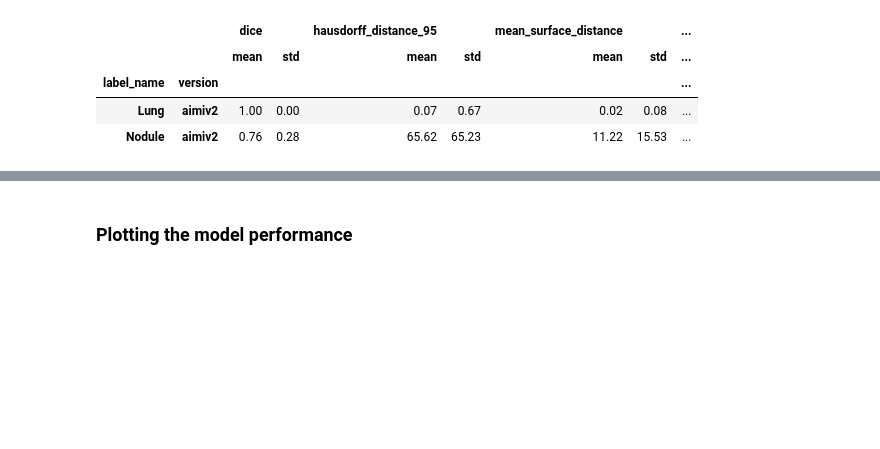
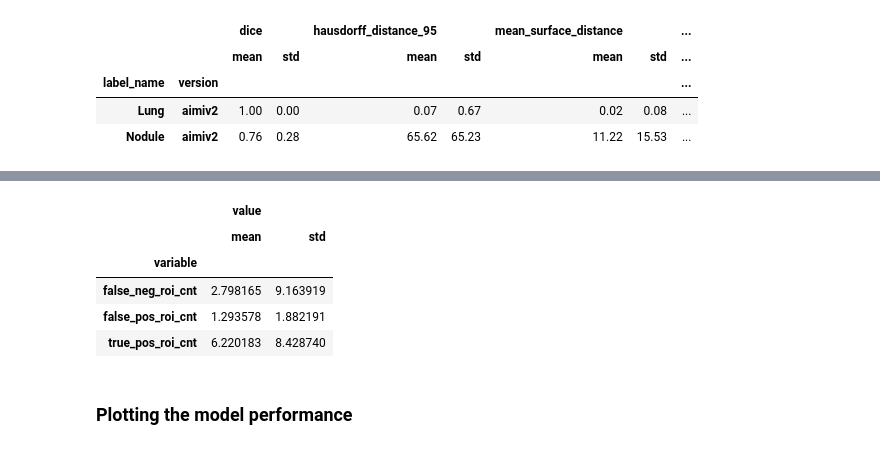
Before and after one commit to bamf-health/aimi-lung2-ct, a Jupyter notebook: model_performance.ipynb, the cells around one changed output, grey strips where cells are left out. Saved outputs shown, nothing was run; the diff lists cells and outputs as text; code cells hidden in the pictures; blank space fills up the shorter version.

```diff
--- a/model_performance.ipynb
+++ b/model_performance.ipynb
@@ -207,3 +366,12 @@ aggregated_df
+# %%
+data.groupby("variable").agg({"value": ["mean", "std"]})
+# %% [output]
+|  | value |  |
+|  | mean | std |
+| variable |  |  |
+| false_neg_roi_cnt | 2.798165 | 9.163919 |
+| false_pos_roi_cnt | 1.293578 | 1.882191 |
+| true_pos_roi_cnt | 6.220183 | 8.428740 |
 # %% [markdown]
 ### Plotting the model performance
 # %%
```
Also changed, not shown: parts of 12 cells of this notebook, 2 other files.
